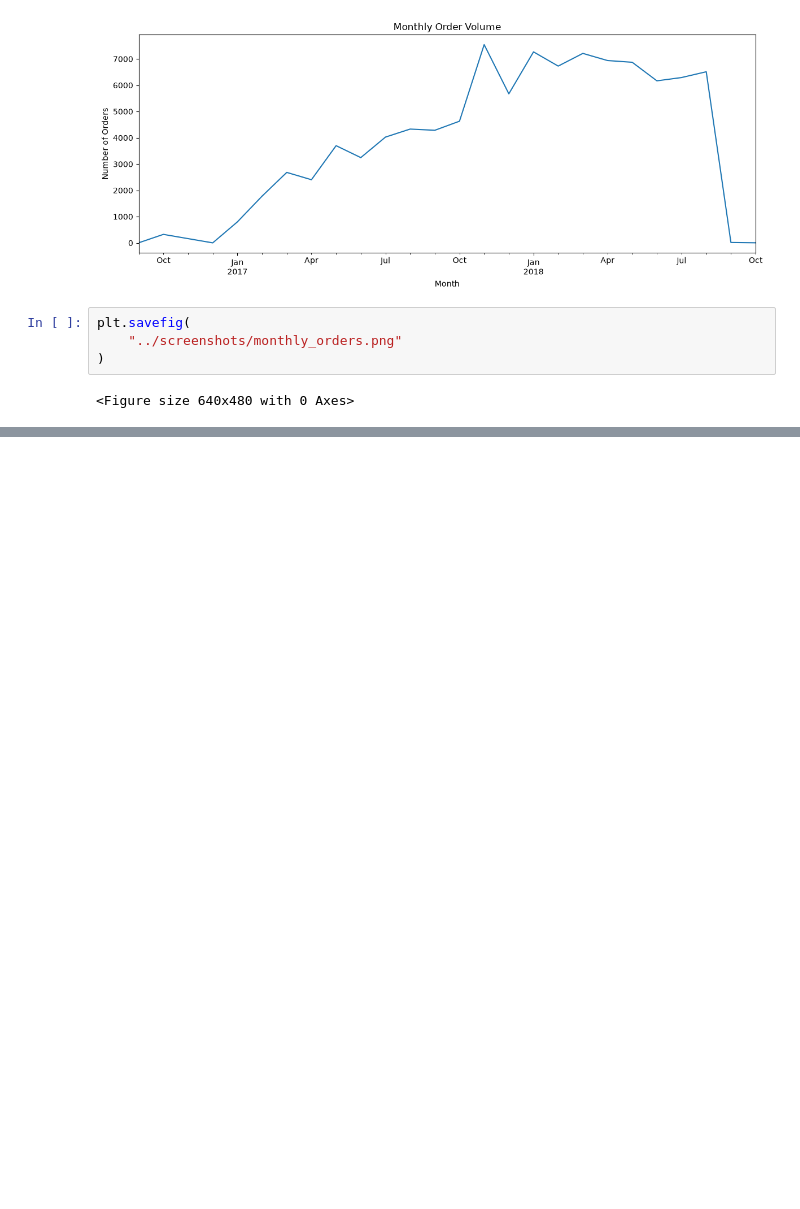
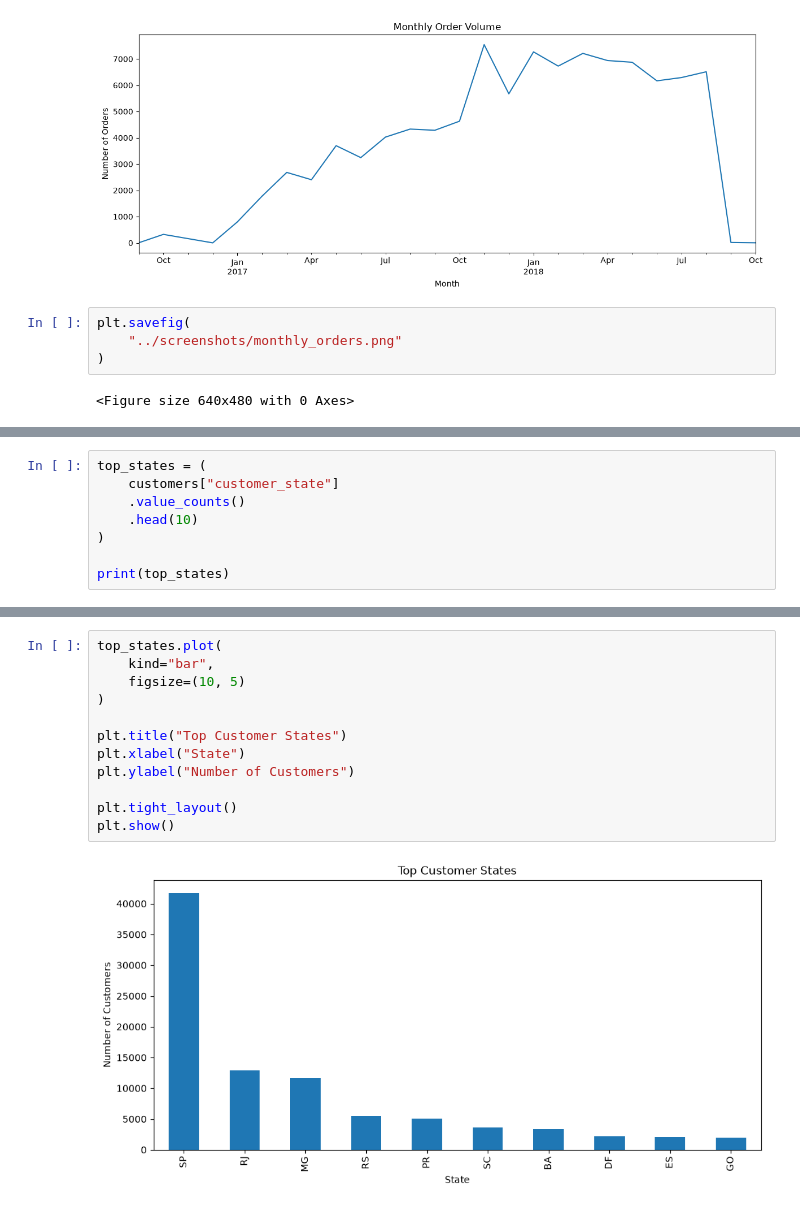
Before and after one commit to DRPatel75/Logistics_Data_Analysis, a Jupyter notebook: notebooks/01_data_exploration.ipynb, the cells around one changed output, grey strips where cells are left out. Saved outputs shown, nothing was run; the diff lists cells and outputs as text; blank space fills up the shorter version.

```diff
--- a/notebooks/01_data_exploration.ipynb
+++ b/notebooks/01_data_exploration.ipynb
@@ -237,0 +247,8 @@ plt.savefig(
+# %%
+top_states = (
+    customers["customer_state"]
+    .value_counts()
+    .head(10)
+)
+
+print(top_states)
@@ -237,0 +268,14 @@ plt.savefig(
+# %%
+top_states.plot(
+    kind="bar",
+    figsize=(10, 5)
+)
+
+plt.title("Top Customer States")
+plt.xlabel("State")
+plt.ylabel("Number of Customers")
+
+plt.tight_layout()
+plt.show()
+# %% [output]
+[figure, added]
```
Also changed, not shown: parts of 2 cells of this notebook.
